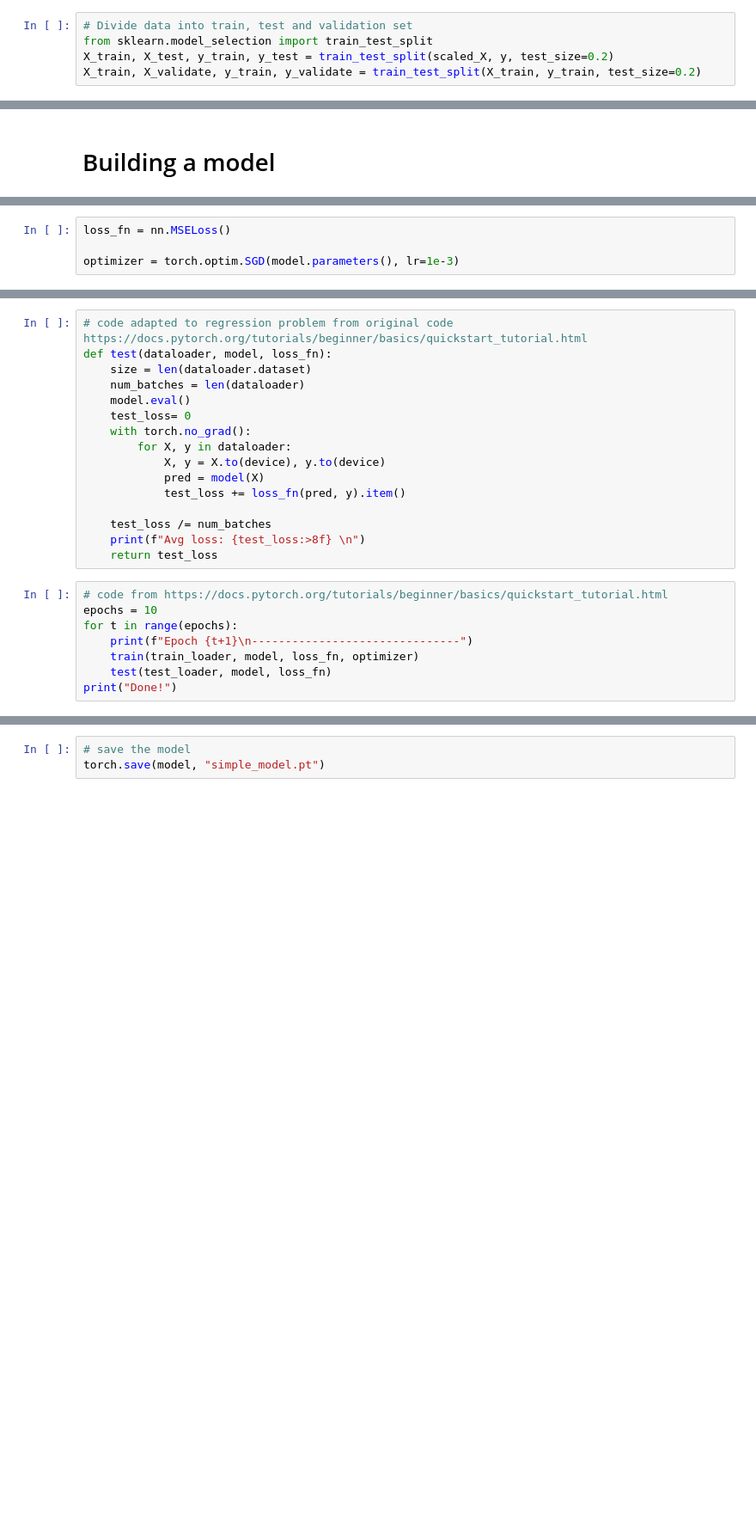
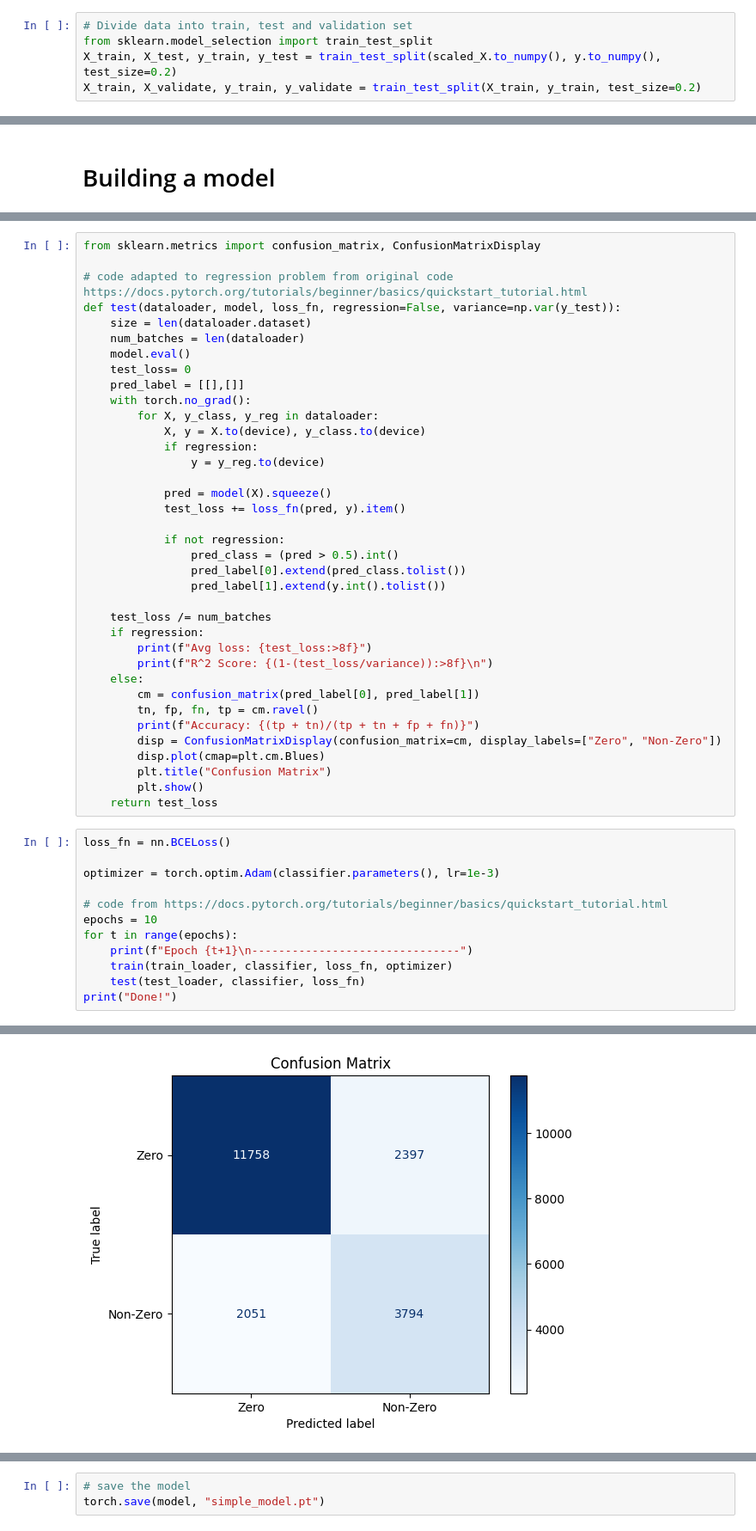
Before and after one commit to Shirkanzilla/predictive-control-switch, a Jupyter notebook: Safety-Gymnasium/train_neural_network.ipynb, the cells around one changed output, grey strips where cells are left out. Shown: that part at 86% size. Saved outputs shown, nothing was run; the diff lists cells and outputs as text; blank space fills up the shorter version.

Commit message:
split the model into two. One for classification of non zero cost and one for regression on non zero cost

```diff
--- a/Safety-Gymnasium/train_neural_network.ipynb
+++ b/Safety-Gymnasium/train_neural_network.ipynb
@@ -82,7 +96,7 @@ scaled_X.describe()
 # %%
 # Divide data into train, test and validation set
 from sklearn.model_selection import train_test_split
-X_train, X_test, y_train, y_test = train_test_split(scaled_X, y, test_size=0.2)
+X_train, X_test, y_train, y_test = train_test_split(scaled_X.to_numpy(), y.to_numpy(), test_size=0.2)
 X_train, X_validate, y_train, y_validate = train_test_split(X_train, y_train, test_size=0.2)
 # %%
 X_train.shape
@@ -152,6 +224,2 @@ ExpectedCostNN(
-# %%
-loss_fn = nn.MSELoss()
-
-optimizer = torch.optim.SGD(model.parameters(), lr=1e-3)
 # %%
 # code from https://docs.pytorch.org/tutorials/beginner/basics/quickstart_tutorial.html
@@ -170,28 +240,53 @@ def train(dataloader, model, loss_fn, optimizer):
         loss.backward()
         optimizer.step()
 # %%
+from sklearn.metrics import confusion_matrix, ConfusionMatrixDisplay
+
 # code adapted to regression problem from original code https://docs.pytorch.org/tutorials/beginner/basics/quickstart_tutorial.html
-def test(dataloader, model, loss_fn):
+def test(dataloader, model, loss_fn, regression=False, variance=np.var(y_test)):
     size = len(dataloader.dataset)
     num_batches = len(dataloader)
     model.eval()
     test_loss= 0
+    pred_label = [[],[]]
     with torch.no_grad():
-        for X, y in dataloader:
-            X, y = X.to(device), y.to(device)
-            pred = model(X)
+        for X, y_class, y_reg in dataloader:
+            X, y = X.to(device), y_class.to(device)
+            if regression:
+                y = y_reg.to(device)
+
+            pred = model(X).squeeze()
             test_loss += loss_fn(pred, y).item()
 
+            if not regression:
+                pred_class = (pred > 0.5).int()
+                pred_label[0].extend(pred_class.tolist())
+                pred_label[1].extend(y.int().tolist())
+
     test_loss /= num_batches
-    print(f"Avg loss: {test_loss:>8f} \n")
+    if regression:
+        print(f"Avg loss: {test_loss:>8f}")
+        print(f"R^2 Score: {(1-(test_loss/variance)):>8f}\n")
+    else:
+        cm = confusion_matrix(pred_label[0], pred_label[1])
+        tn, fp, fn, tp = cm.ravel()
+        print(f"Accuracy: {(tp + tn)/(tp + tn + fp + fn)}")
+        disp = ConfusionMatrixDisplay(confusion_matrix=cm, display_labels=["Zero", "Non-Zero"])
+        disp.plot(cmap=plt.cm.Blues)
+        plt.title("Confusion Matrix")
+        plt.show()
     return test_loss
 # %%
+loss_fn = nn.BCELoss()
+
+optimizer = torch.optim.Adam(classifier.parameters(), lr=1e-3)
+
 # code from https://docs.pytorch.org/tutorials/beginner/basics/quickstart_tutorial.html
 epochs = 10
 for t in range(epochs):
     print(f"Epoch {t+1}\n-------------------------------")
-    train(train_loader, model, loss_fn, optimizer)
-    test(test_loader, model, loss_fn)
+    train(train_loader, classifier, loss_fn, optimizer)
+    test(test_loader, classifier, loss_fn)
 print("Done!")
 # %% [output]
 Epoch 1
@@ -198,0 +295 @@ Epoch 1
+[figure, added]
```
Also changed, not shown: parts of 32 cells of this notebook.
